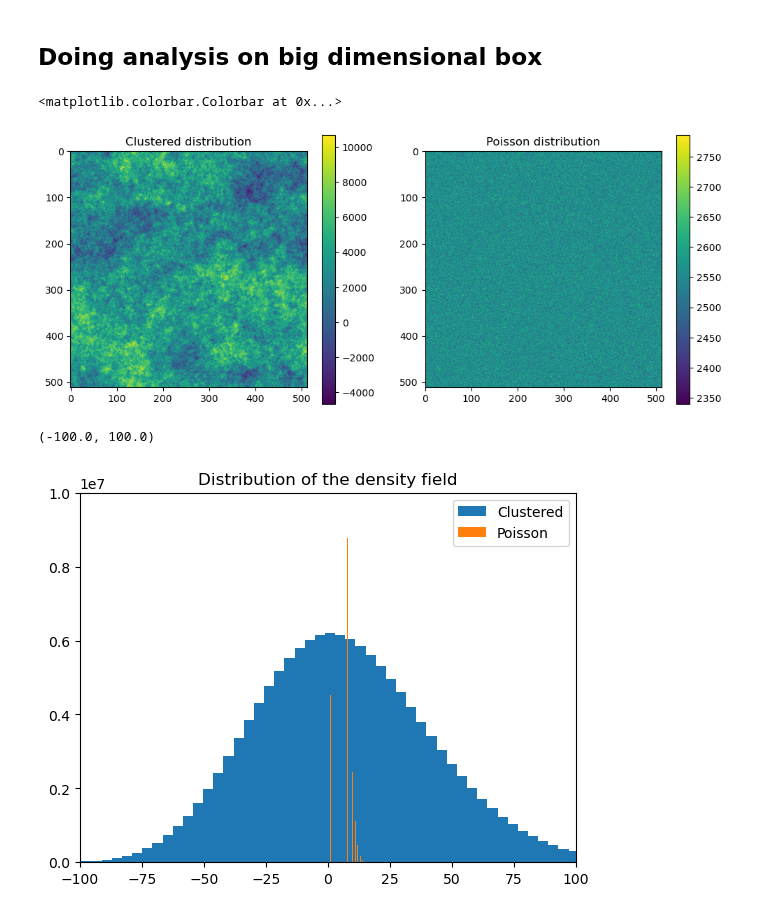
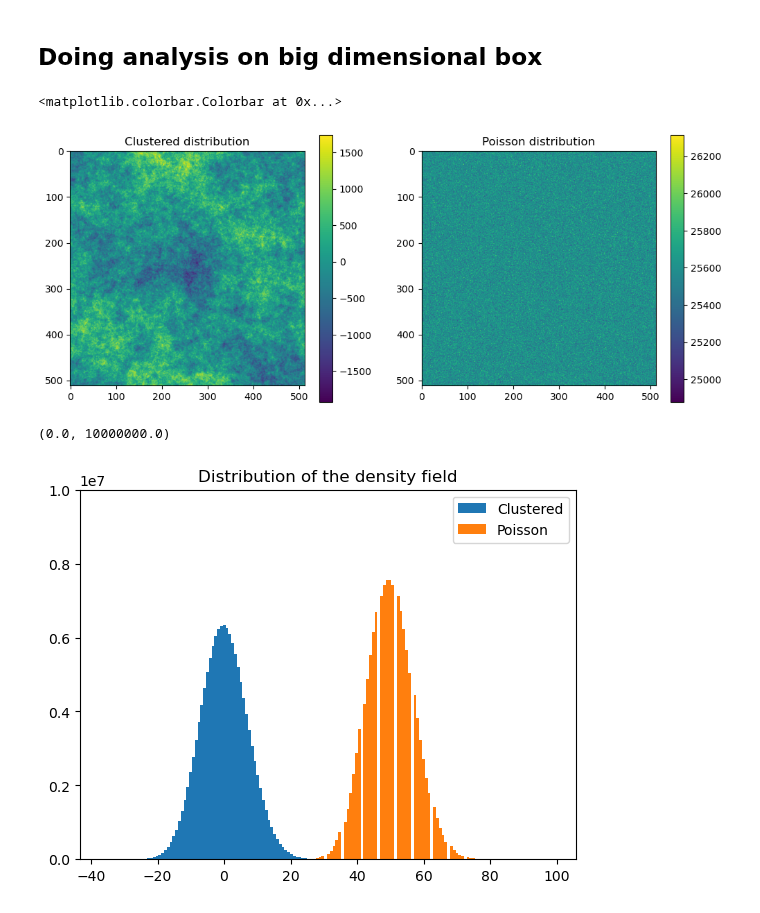
Before and after one commit to VibinRam/DP2, a Jupyter notebook: Codes/Clustering_simulation/GonzNuevoCheck2.0.ipynb, the cells around one changed output. Drawn from its saved outputs; the diff is of its cells as text; code cells hidden in the pictures.

```diff
--- a/Codes/Clustering_simulation/GonzNuevoCheck2.0.ipynb
+++ b/Codes/Clustering_simulation/GonzNuevoCheck2.0.ipynb
@@ -71,7 +71,7 @@ def GonzNuevo(box_p, N_side, L_side, n_bar, pk_cl, k_for_P, pseudo_fact):
 
     #Now to get the new n(x)
     #box_GN = np.asarray(np.round(n_bar * (1 + box_delx_new)), dtype='int64')
-    box_GN = n_bar * (1 + box_delx_new) #np.where(box_delx_new<0, 0, box_delx_new))  #I have made all the negative values in box_delx_new to 0
+    box_GN = box_delx_new # n_bar * (1 + box_delx_new) #np.where(box_delx_new<0, 0, box_delx_new))  #I have made all the negative values in box_delx_new to 0
 
 
     #-------------------------------------------------------------------------------------------------------
@@ -274,7 +282,7 @@ plt.legend()
 #Let's create a well defined box to hold the number of particles, box_p.
 N_side = 512
 #Choose the mean number of particles, n_bar
-n_bar = 5
+n_bar = 50
 #Choose the total physical length of the box
 L_side = 31
 #Now pixel size of the box
@@ -311,17 +319,17 @@ ax2.set_title("Poisson distribution")
 plt.colorbar(im2)
 # %% [output]
 <matplotlib.colorbar.Colorbar at 0x...>
-[figure, old version]
+[figure, new version]
 # %%
 plt.hist(np.real(big_box_GN.flatten()), bins=100, label = "Clustered");
 plt.hist(big_box_p.flatten(), bins=100, label = "Poisson");
 plt.title("Distribution of the density field")
 plt.legend()
 plt.ylim(0,1E7)
-plt.xlim(-100, 100)
+#plt.xlim(-100, 100)
 # %% [output]
-(-100.0, 100.0)
+(0.0, 10000000.0)
-[figure, old version]
+[figure, new version]
 # %%
 sub_box_GN = np.copy(np.real(big_box_GN))
 sub_box_mean = np.average(sub_box_GN)
```
Also changed, not shown: parts of 7 cells of this notebook.
